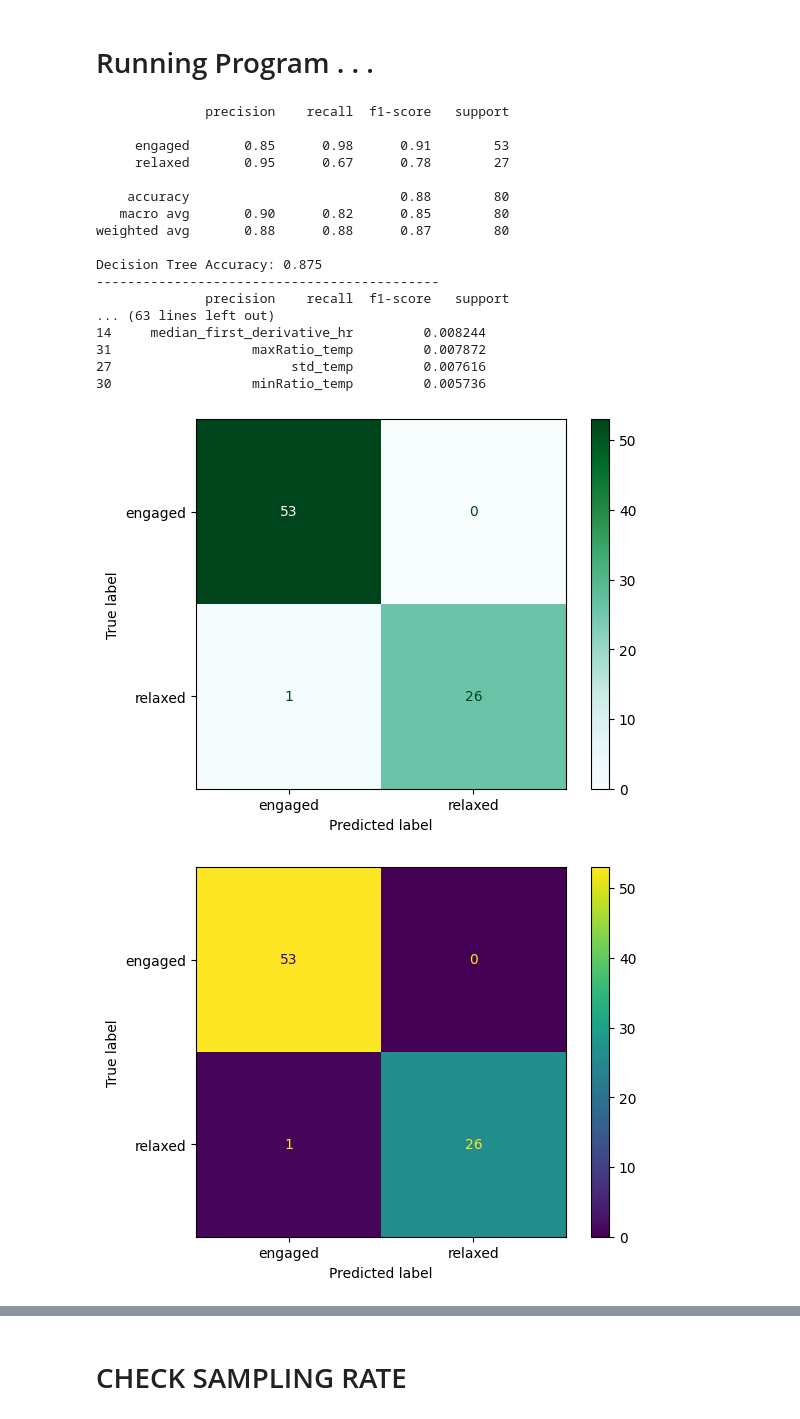
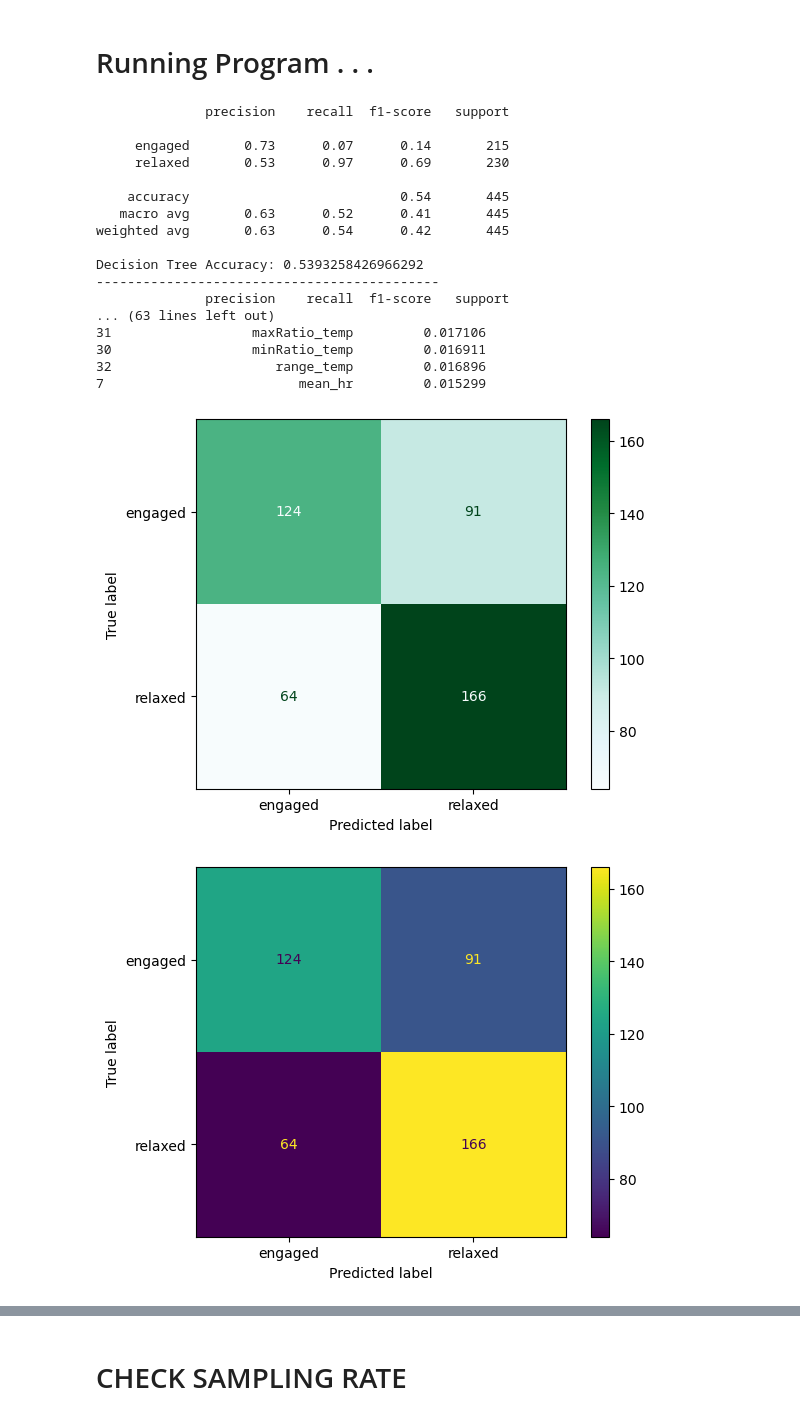
Before and after one commit to omshreya-s/URV, a Jupyter notebook: emotibit.ipynb, the cells around one changed output, grey strips where cells are left out. Drawn from its saved outputs; the diff is of its cells as text; code cells hidden in the pictures.

Commit message:
Added new data set, did subject-wise normalization

```diff
--- a/emotibit.ipynb
+++ b/emotibit.ipynb
@@ -327,9 +358,9 @@ def pred_tree(frames):
 # Running Program . . .
 # %%
 # Run detection
-
+from pathlib import Path
 fs_eda = 15
-window_sec = 55
+window_sec = 10
 overlap = 0.5
 
 data = pd.DataFrame()
@@ -337,11 +368,13 @@ data = pd.DataFrame()
 # Engaged files
 engaged_filenames = glob.glob("engaged_EA/*.csv")
 for file in engaged_filenames:
+    subj = Path(file).stem
     time_ea, ea_filtered = ea_detection(file, fs=fs_eda)
 
+
     x = file.split("_")
-    y = x[1].split("\\")
-    hr_name = "engaged_HR" + "\\" + y[1] + "_" + x[2] + "_HR.csv"
+    y = x[1].split("/")
+    hr_name = "engaged_HR" + "/" + y[1] + "_" + x[2] + "_HR.csv"
 
     df_hr = pd.read_csv(hr_name)
     df_hr['time[s]'] = (df_hr['LocalTimestamp'] - df_hr['LocalTimestamp'].iloc[0])
@@ -351,7 +384,7 @@ for file in engaged_filenames:
     time_hr_up, hr_up = upsample_signal(df_hr['time[s]'].values, df_hr['HR'].values, fs_new=fs_eda)
 
     # New add for integrate T1 features
-    temp_name = "engaged_T1" + "\\" + y[1] + "_" + x[2] + "_T1.csv"
+    temp_name = "engaged_T1" + "/" + y[1] + "_" + x[2] + "_T1.csv"
     df_temp   = pd.read_csv(temp_name)
     df_temp['time[s]'] = (df_temp['LocalTimestamp'] - df_temp['LocalTimestamp'].iloc[0])
     df_temp = df_temp.loc[(df_temp['time[s]'] > 120) & (df_temp['time[s]'] < (df_temp['time[s]'].iloc[-1]) - 120)]
@@ -372,22 +405,23 @@ for file in engaged_filenames:
     # print(f"engaged file {file} generated {len(windowed_df)} windowed samples")
 
     if not windowed_df.empty:
+        windowed_df["subject_id"] = subj
         data = pd.concat([data, windowed_df], ignore_index=True)
     else:
         print(f"Warning: No valid windows extracted from engaged file {file}")
 
-    data = pd.concat([data, windowed_df], ignore_index=True)
 
 # print(len(data))
 
 # Relaxed files
 relaxed_filenames = glob.glob("relaxed_EA/*.csv")
 for file in relaxed_filenames:
+    subj = Path(file).stem
     time_ea, ea_filtered = ea_detection(file, fs=fs_eda)
 
     x = file.split("_")
-    y = x[1].split("\\")
-    hr_name = "relaxed_HR" + "\\" + y[1] + "_" + x[2] + "_HR.csv"
+    y = x[1].split("/")
+    hr_name = "relaxed_HR" + "/" + y[1] + "_" + x[2] + "_HR.csv"
 
     df_hr = pd.read_csv(hr_name)
     df_hr['time[s]'] = (df_hr['LocalTimestamp'] - df_hr['LocalTimestamp'].iloc[0])
@@ -395,49 +429,50 @@ for file in relaxed_filenames:
     # Upsample HR to 15 Hz to align with EDA
     time_hr_up, hr_up = upsample_signal(df_hr['time[s]'].values, df_hr['HR'].values, fs_new=fs_eda)
 
-    temp_name = "relaxed_T1" + "\\" + y[1] + "_" + x[2] + "_T1.csv"
+    temp_name = "relaxed_T1" + "/" + y[1] + "_" + x[2] + "_T1.csv"
     df_temp   = pd.read_csv(temp_name)
     df_temp['time[s]'] = (df_temp['LocalTimestamp'] - df_temp['LocalTimestamp'].iloc[0])
     time_temp_up, temp_up = upsample_signal(df_temp['time[s]'].values, df_temp['T1'].values, fs_new=fs_eda)
 
     #BI dataframe
     bi_name = "relaxed_BI" + "/" + y[1] + "_" + x[2] + "_BI.csv"
     df_bi   = pd.read_csv(bi_name)
     df_bi['time[s]'] = (df_bi['LocalTimestamp'] - df_bi['LocalTimestamp'].iloc[0])
     df_bi = df_bi.loc[(df_bi['time[s]'] > 120) & (df_bi['time[s]'] < (df_bi['time[s]'].iloc[-1]) - 120)]
     time_bi_up, bi_up = upsample_signal(df_bi['time[s]'].values, df_bi['BI'].values, fs_new=fs_eda)
 
     # Extract features with windowing
     windowed_df = windowed_feature_extraction(time_ea, ea_filtered, time_hr_up, hr_up, time_temp_up, temp_up, time_bi_up, bi_up,
                                                 window_sec=window_sec, fs=fs_eda,
                                                 overlap=overlap, label="relaxed")
 
     # print(f"engaged file {file} generated {len(windowed_df)} windowed samples")
 
     if not windowed_df.empty:
+        windowed_df["subject_id"] = subj
         data = pd.concat([data, windowed_df], ignore_index=True)
     else:
         print(f"Warning: No valid windows extracted from engaged file {file}")
 
 # print(f"Total samples: {len(data)}")
 pred_tree(data)
 # %% [output]
               precision    recall  f1-score   support
 
-     engaged       0.85      0.98      0.91        53
-     relaxed       0.95      0.67      0.78        27
+     engaged       0.73      0.07      0.14       215
+     relaxed       0.53      0.97      0.69       230
 
-    accuracy                           0.88        80
-   macro avg       0.90      0.82      0.85        80
-weighted avg       0.88      0.88      0.87        80
+    accuracy                           0.54       445
+   macro avg       0.63      0.52      0.41       445
+weighted avg       0.63      0.54      0.42       445
 
-Decision Tree Accuracy: 0.875
+Decision Tree Accuracy: 0.5393258426966292
 --------------------------------------------
               precision    recall  f1-score   support
 ... (63 lines left out)
-14     median_first_derivative_hr         0.008244
-31                  maxRatio_temp         0.007872
-27                       std_temp         0.007616
-30                  minRatio_temp         0.005736
+31                  maxRatio_temp         0.017106
+30                  minRatio_temp         0.016911
+32                     range_temp         0.016896
+7                         mean_hr         0.015299
-[figure, old version]
+[figure, new version]
-[figure, old version]
+[figure, new version]
```
Also changed, not shown: parts of 2 cells of this notebook, 44 other files.
